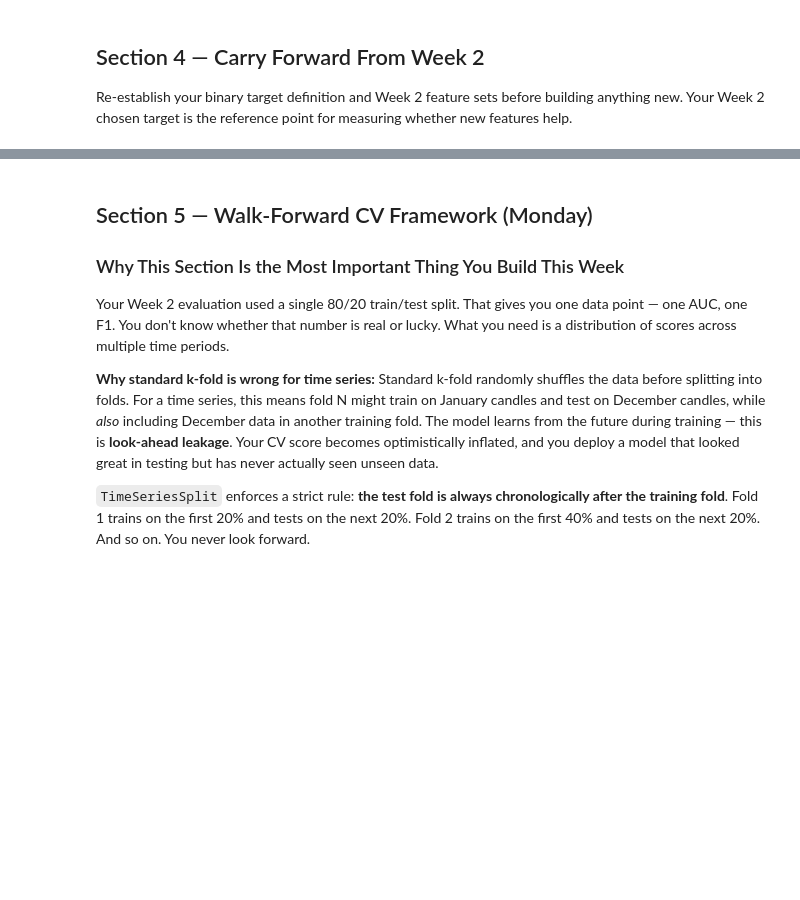
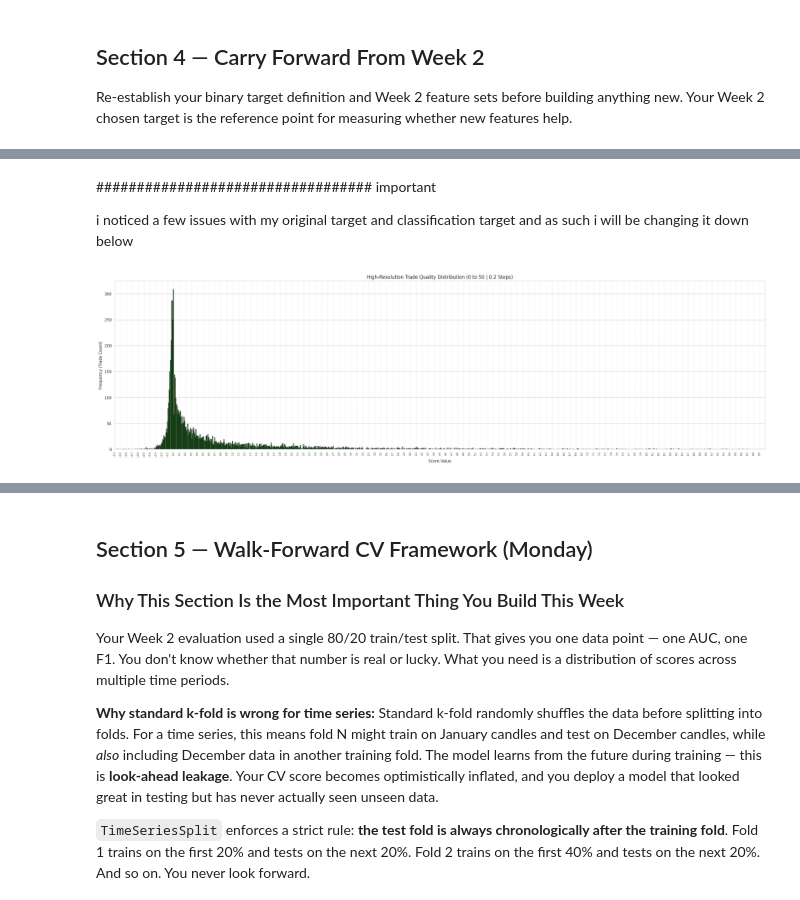
Before and after one commit to Jeshurun-B/EMA-optimizer-pipeline-v2, a Jupyter notebook: coolab_notebooks/week3_feature_engineering.ipynb, the cells around one changed output, grey strips where cells are left out. Saved outputs shown, nothing was run; the diff lists cells and outputs as text; code cells hidden in the pictures; blank space fills up the shorter version.

```diff
--- a/coolab_notebooks/week3_feature_engineering.ipynb
+++ b/coolab_notebooks/week3_feature_engineering.ipynb
@@ -284,0 +325,25 @@ print(f'FEATURES_SHORT_MI: {len(FEATURES_SHORT_MI)} features')
+# %% [markdown]
+##################################
+important
+
+
+i noticed a few issues with my original target and classification target and as such i will be changing it down below
+# %%
+
+
+# 1. Calculate metrics cleanly
+Mae = df['mae_percent'].abs()
+Mfe = df['mfe_percent'].abs()
+
+
+# Otherwise, safely calculate the non-linear efficiency scale
+df['target_b'] = ((Mfe / ( Mfe + Mae))* (Mfe-Mae))
+
+
+plt.figure(figsize=(24, 7))
+
+
+df['class_target_1'] = (df['target_b'] > 0.4).astype(int)
+df['class_target_2'] = (df['mfe_percent'] > 1).astype(int)
+# %% [output]
+[figure, added]
```
Also changed, not shown: parts of 25 cells of this notebook.
